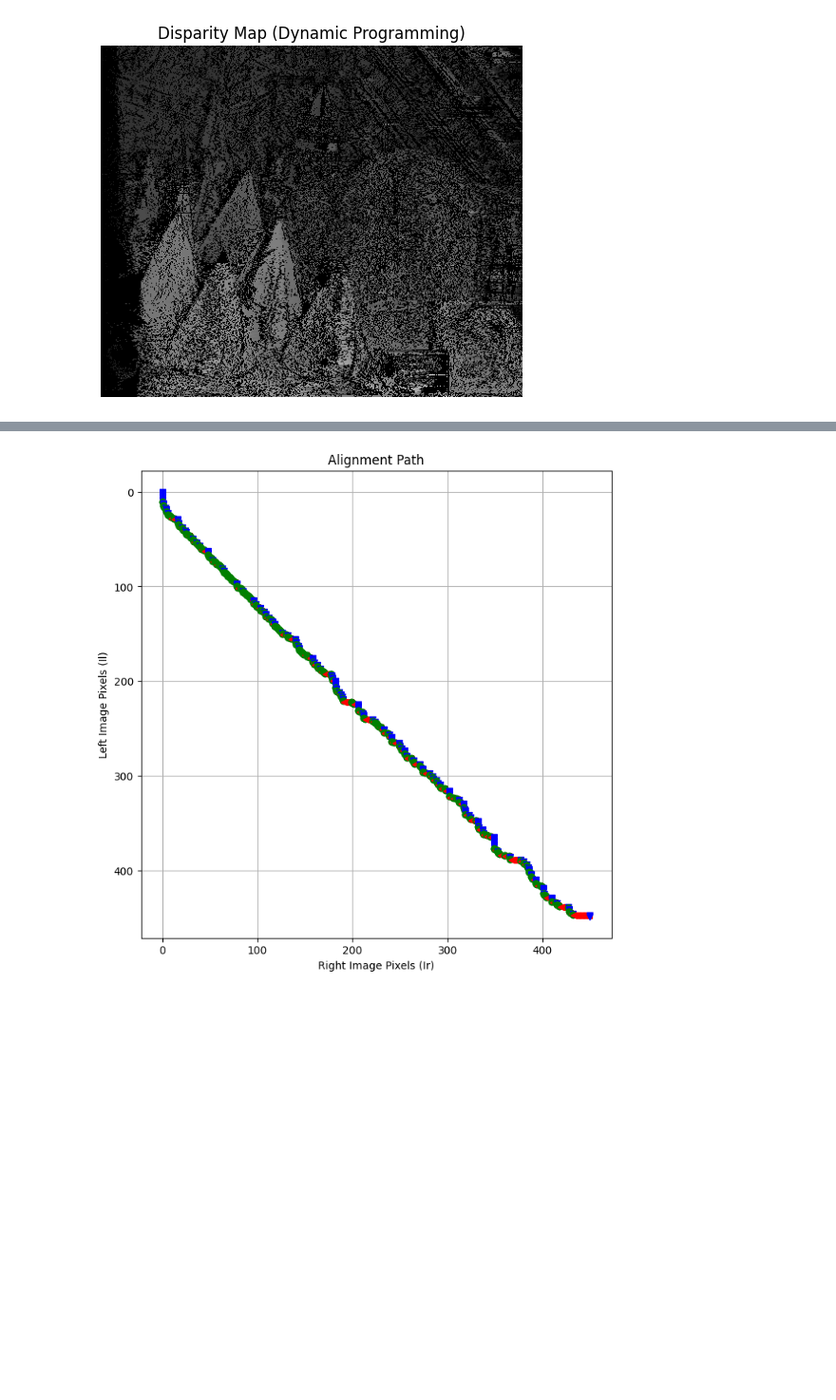
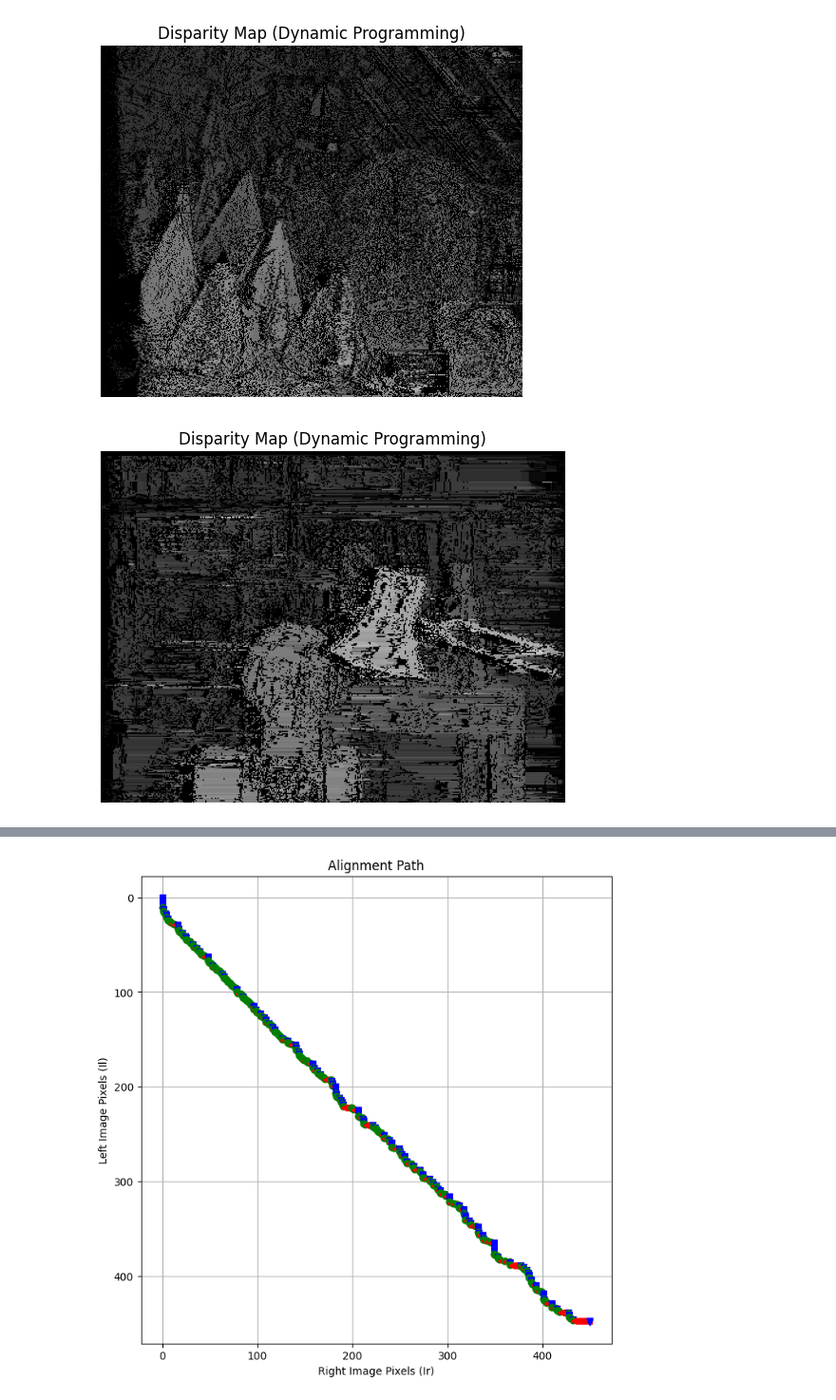
Before and after one commit to JanaAdel1010/Stereo-Vision, a Jupyter notebook: Dynamic Programming.ipynb, the cells around one changed output, grey strips where cells are left out. Shown at 95% size. Drawn from its saved outputs; the diff is of its cells as text; code cells hidden in the pictures; blank space fills up the shorter version.

```diff
--- a/Dynamic Programming.ipynb
+++ b/Dynamic Programming.ipynb
@@ -3,18 +3,7 @@ import numpy as np
 import cv2
 import matplotlib.pyplot as plt
 
-def compute_disparity_dynamic(Il, Ir, sigma=2, c0=1):
-    """Compute disparity map using dynamic programming.
-
-    Args:
-        Il: Left image (grayscale, 2D numpy array).
-        Ir: Right image (grayscale, 2D numpy array).
-        sigma: Pixel noise standard deviation.
-        c0: Occlusion cost.
-
-    Returns:
-        Disparity map as 2D numpy array (float32).
-    """
+def compute_disparity_dynamic(Il, Ir, c0=1.0, sigma=1.0):
     h, w = Il.shape
     disparity_map = np.zeros((h, w), dtype=np.float32)
 
@@ -86,3 +75,24 @@ cv2.waitKey(0)
 cv2.destroyAllWindows()
 # %% [output]
 [figure]
+# %%
+# Load stereo images
+imgl = cv2.imread('stereo_materials/l1.png', cv2.IMREAD_GRAYSCALE)
+imgr = cv2.imread('stereo_materials/r1.png', cv2.IMREAD_GRAYSCALE)
+
+# Compute disparity map using dynamic programming
+disparity_dp = compute_disparity_dynamic(imgl, imgr, sigma=2, c0=1)
+
+# Normalize and show/save
+disp_display = cv2.normalize(disparity_dp, None, alpha=0, beta=255, norm_type=cv2.NORM_MINMAX)
+disp_display = np.uint8(disp_display)
+
+plt.imshow(disp_display, cmap='gray')
+plt.title('Disparity Map (Dynamic Programming)')
+plt.axis('off')
+plt.show()
+
+cv2.waitKey(0)
+cv2.destroyAllWindows()
+# %% [output]
+[figure, added]
```
Also changed, not shown: parts of 7 cells of this notebook.
